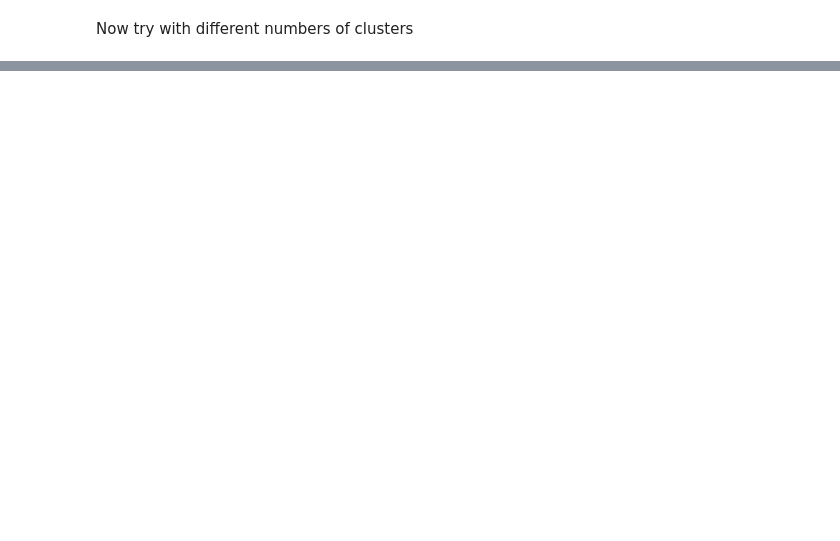
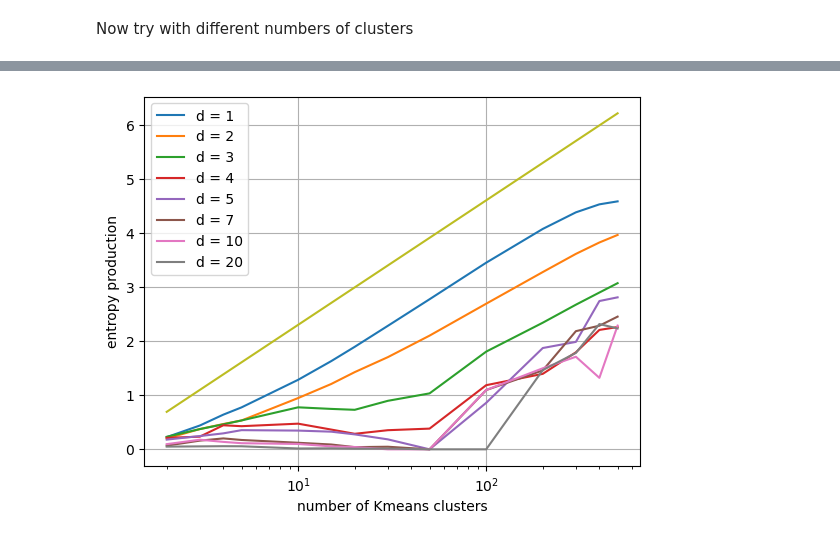
Before and after one commit to HugoLeRoy94/ClusterAnalysis, a Jupyter notebook: unit_test/entropy_random_points.ipynb, the cells around one changed output, grey strips where cells are left out. Cells and saved outputs as stored; diff of their text form; code cells hidden in the pictures; blank space fills up the shorter version.

```diff
--- a/unit_test/entropy_random_points.ipynb
+++ b/unit_test/entropy_random_points.ipynb
@@ -135,0 +103,11 @@ plt.grid()
+# %%
+Nsample = 1000
+trajectory_length= 100
+n_real_clusters = 50
+n_clustering_kmeans = [2,3,4,5,10,15,20,30,50,100,200,300,400,500]
+dims = [1,2,3,4,5,7,10,20]
+H = list()
+for d in dims:
+    pts,ctr = generate_clustered_points(Nsample=Nsample,trajectory_length=trajectory_length,d=d,N_centers=n_real_clusters,Radius=4)
+    h = compute_entropy(pts,n_clusterss=n_clustering_kmeans,Nsample=Nsample,trajectory_length=trajectory_length,d=d)
+    H.append(h)
@@ -135,0 +123,15 @@ plt.grid()
+# %%
+for n,h in enumerate(H):
+    plt.plot(n_clustering_kmeans,h,label="d = "+str(dims[n]))
+plt.plot(n_clustering_kmeans, np.log(n_clustering_kmeans))
+#plt.scatter(n_clustering_kmeans,H[6])
+#print(H[6])
+#print(n_clustering_kmeans)
+plt.legend()
+plt.xscale('log')
+plt.xlabel('number of Kmeans clusters')
+plt.ylabel('entropy production')
+plt.grid()
+#plt.ylim(0,6)
+# %% [output]
+[figure, added]
```
Also changed, not shown: parts of 8 cells of this notebook, 1 other file.
